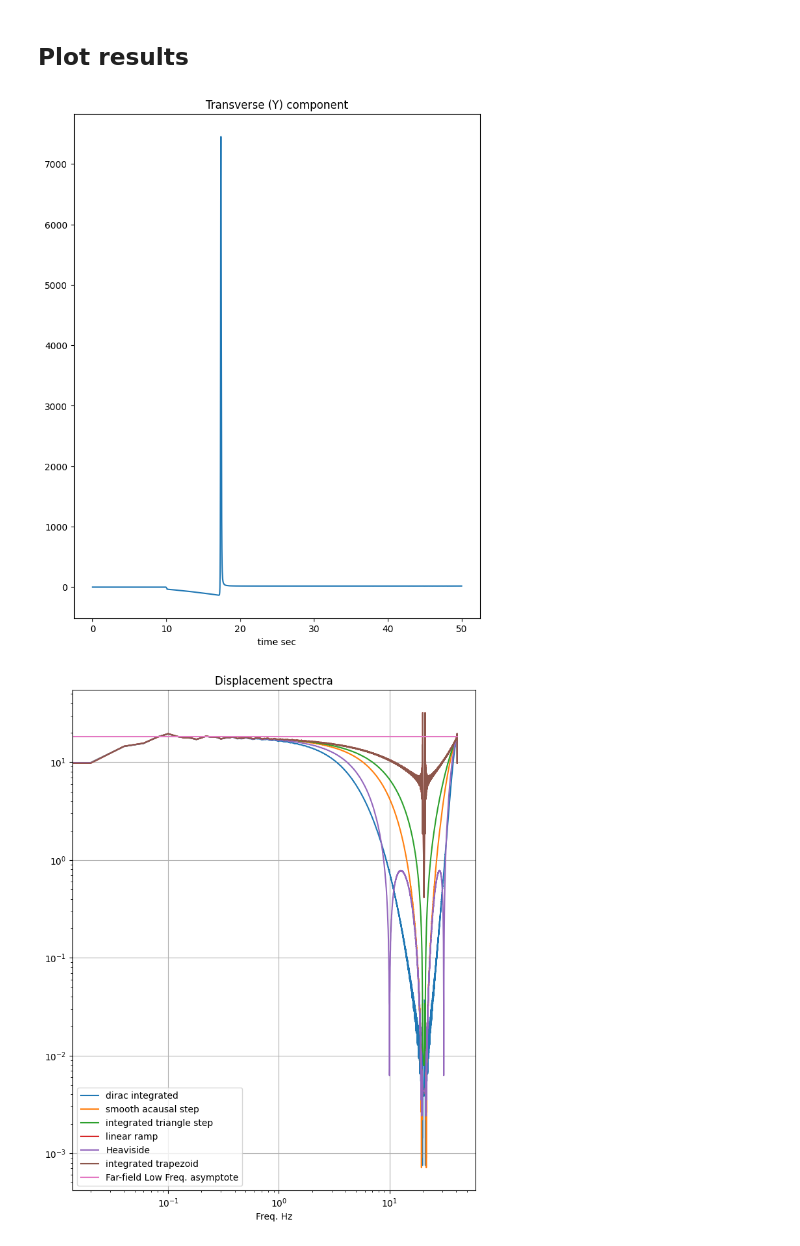
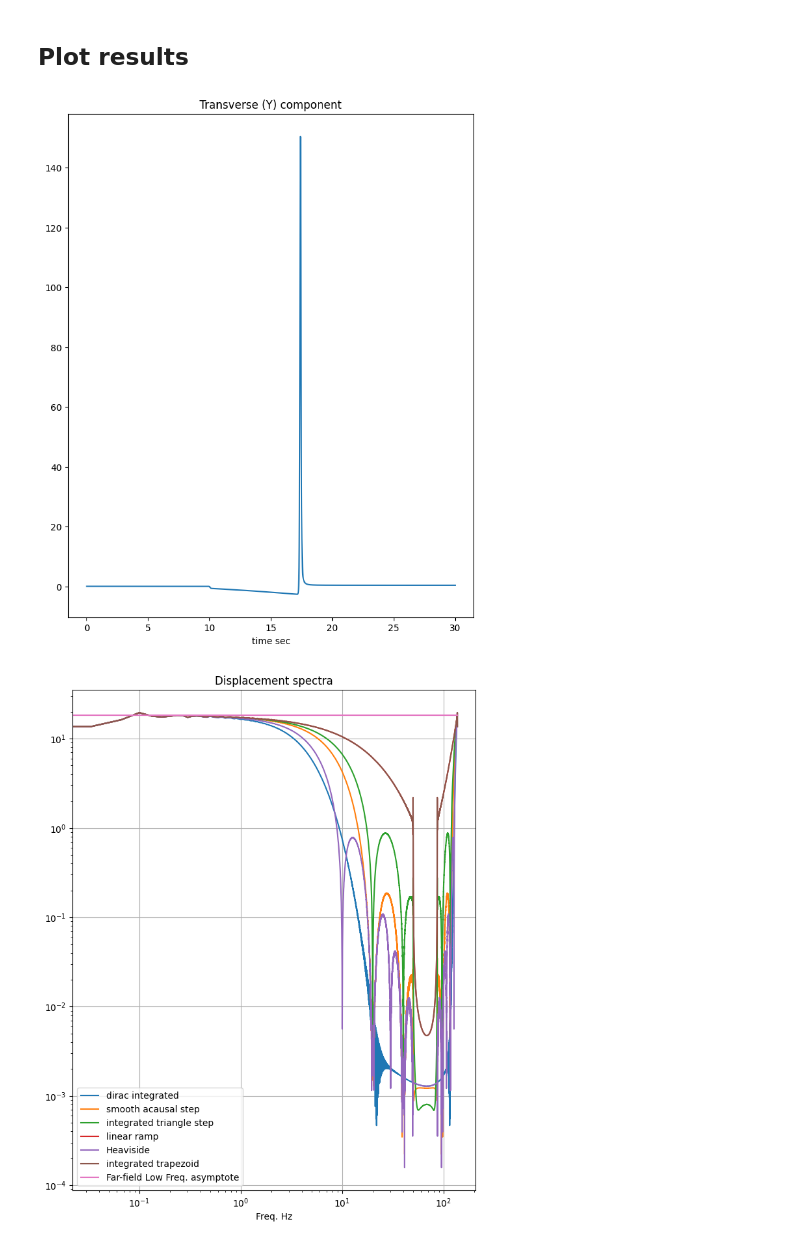
Before and after one commit to coutanto/axitra, a Jupyter notebook: MOMENT_DISP_F90_OPENMP/EXAMPLE/check_amplitude.ipynb, the cells around one changed output. Saved outputs shown, nothing was run; the diff lists cells and outputs as text; code cells hidden in the pictures.

```diff
--- a/MOMENT_DISP_F90_OPENMP/EXAMPLE/check_amplitude.ipynb
+++ b/MOMENT_DISP_F90_OPENMP/EXAMPLE/check_amplitude.ipynb
@@ -57,7 +57,8 @@ Low frequency asymptote  18.300711037909867
 ## Run Green's function calculation
 # %%
 # Fill in the instance of Axitra Class
-ap = Axitra(model, stations, sources, fmax=20., duration=50., xl=500000., latlon=False,freesurface=False,axpath='../src')
+ap = Axitra(model, stations, sources, fmax=50., duration=30., xl=500000., latlon=False,freesurface=False,axpath='../src')
+print('npt',ap.npt)
 
 # Compute green's function
 ap = moment.green(ap)
@@ -111,26 +114,26 @@ t, sx_8, sy_8, sz_8 = moment.conv(ap,hist,source_type=8,t0=0.05,t1=0.1,unit=1)
 # %%
 pt.figure(figsize=(8, 10))
 #pt.subplot(2,1,1)
 ier = pt.plot(t,sy_2[0,:])
 pt.xlabel('time sec')
 pt.title('Transverse (Y) component')
 pt.show()
 
 pt.figure(figsize=(8, 10))
 #pt.subplot(2,1,2)
 pt.xlabel('Freq. Hz')
 pt.title('Displacement spectra')
 pt.grid()
 nfreq = t.size
 df=1./t[-1]
-norm = t.size
+dt=t[1]-t[0]
 f = np.arange(0,nfreq)*df
-pt.loglog(f, np.abs(np.fft.fft(sy_2[0,:]))/norm, f, np.abs(np.fft.fft(sy_4[0,:]))/norm,
-          f, np.abs(np.fft.fft(sy_5[0,:]))/norm,f, np.abs(np.fft.fft(sy_7[0,:]))/norm,
-          f, np.abs(np.fft.fft(sy_8[0,:]))/norm, f, np.abs(np.fft.fft(sy_0[0,:]))/norm,
+pt.loglog(f, np.abs(np.fft.fft(sy_2[0,:]))*dt, f, np.abs(np.fft.fft(sy_4[0,:]))*dt,
+          f, np.abs(np.fft.fft(sy_5[0,:]))*dt,f, np.abs(np.fft.fft(sy_7[0,:]))*dt,
+          f, np.abs(np.fft.fft(sy_8[0,:]))*dt, f, np.abs(np.fft.fft(sy_0[0,:]))*dt,
           f, f*0.+LowFreq_asympt)
 pt.legend(['dirac integrated','smooth acausal step','integrated triangle step',
            'linear ramp','Heaviside','integrated trapezoid','Far-field Low Freq. asymptote']);
 # %% [output]
-[figure, old version]
+[figure, new version]
-[figure, old version]
+[figure, new version]
```
Also changed, not shown: parts of 1 cell of this notebook, 3 other files.
